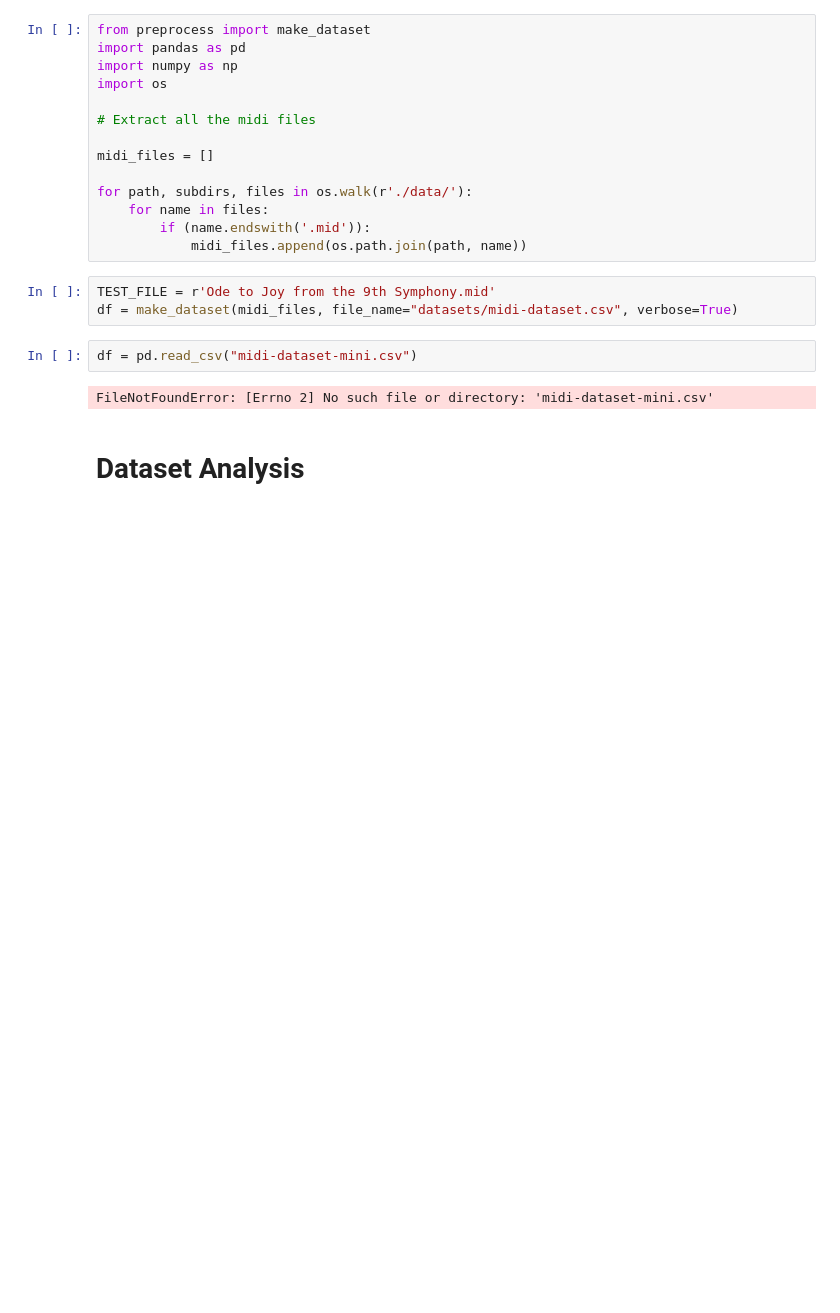
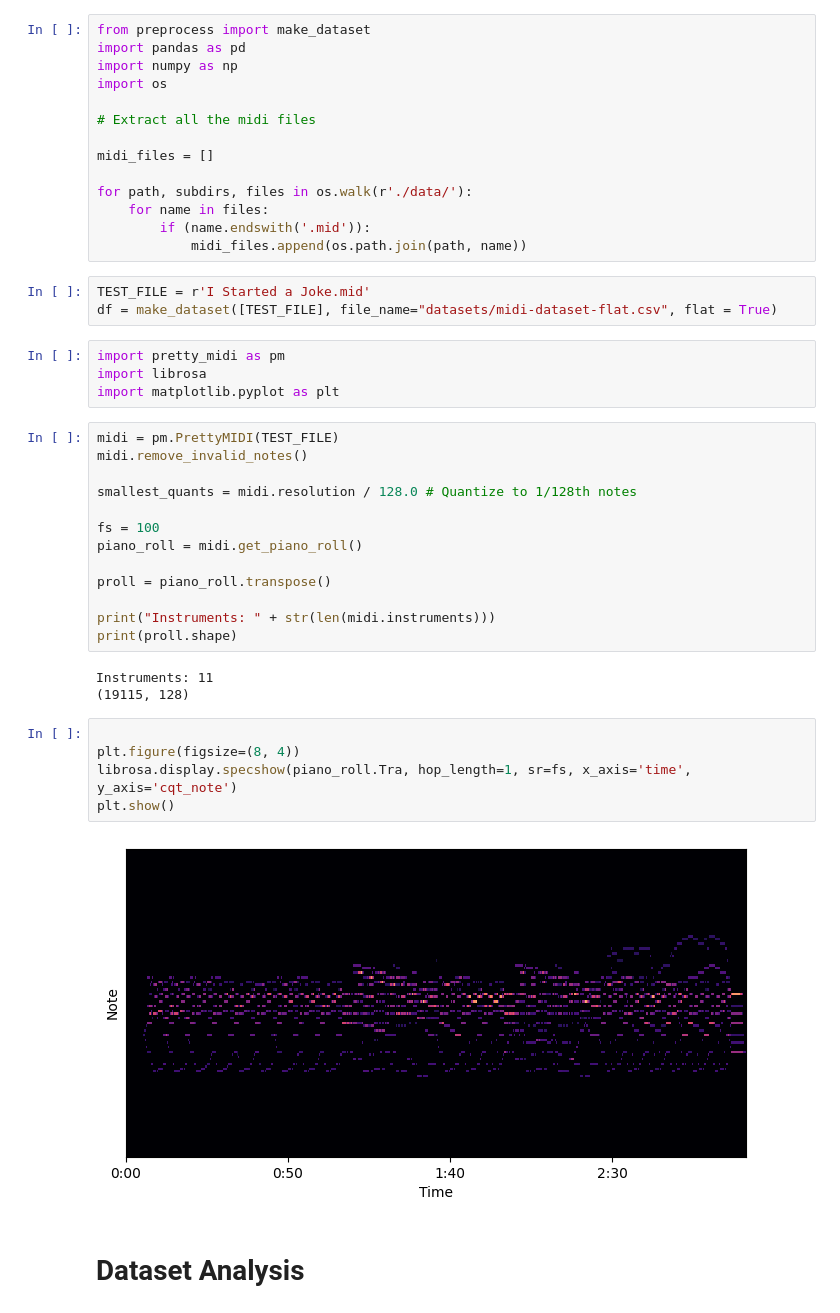
Before and after one commit to TheRealAnonymous008/ML-Playground, a Jupyter notebook: Composer/demo.ipynb, the cells around one changed output. Saved outputs shown, nothing was run; the diff lists cells and outputs as text; blank space fills up the shorter version.

Commit message:
chore: refactor
note: preparing for an alternative architecture using continuous vector embeddings

```diff
--- a/Composer/demo.ipynb
+++ b/Composer/demo.ipynb
@@ -18,12 +18,35 @@ for path, subdirs, files in os.walk(r'./data/'):
         if (name.endswith('.mid')):
             midi_files.append(os.path.join(path, name))
 # %%
-TEST_FILE = r'Ode to Joy from the 9th Symphony.mid'
-df = make_dataset(midi_files, file_name="datasets/midi-dataset.csv", verbose=True)
+TEST_FILE = r'I Started a Joke.mid'
+df = make_dataset([TEST_FILE], file_name="datasets/midi-dataset-flat.csv", flat = True)
-# %%
-df = pd.read_csv("midi-dataset-mini.csv")
-# %% [output]
-FileNotFoundError: [Errno 2] No such file or directory: 'midi-dataset-mini.csv'
+# %%
+import pretty_midi as pm
+import librosa
+import matplotlib.pyplot as plt
+# %%
+midi = pm.PrettyMIDI(TEST_FILE)
+midi.remove_invalid_notes()
+
+smallest_quants = midi.resolution / 128.0 # Quantize to 1/128th notes
+
+fs = 100
+piano_roll = midi.get_piano_roll()
+
+proll = piano_roll.transpose()
+
+print("Instruments: " + str(len(midi.instruments)))
+print(proll.shape)
+# %% [output]
+Instruments: 11
+(19115, 128)
+# %%
+
+plt.figure(figsize=(8, 4))
+librosa.display.specshow(piano_roll.Tra, hop_length=1, sr=fs, x_axis='time', y_axis='cqt_note')
+plt.show()
+# %% [output]
+[figure, added]
 # %% [markdown]
 # Dataset Analysis
 # %%
```
Also changed, not shown: 7 other files.
